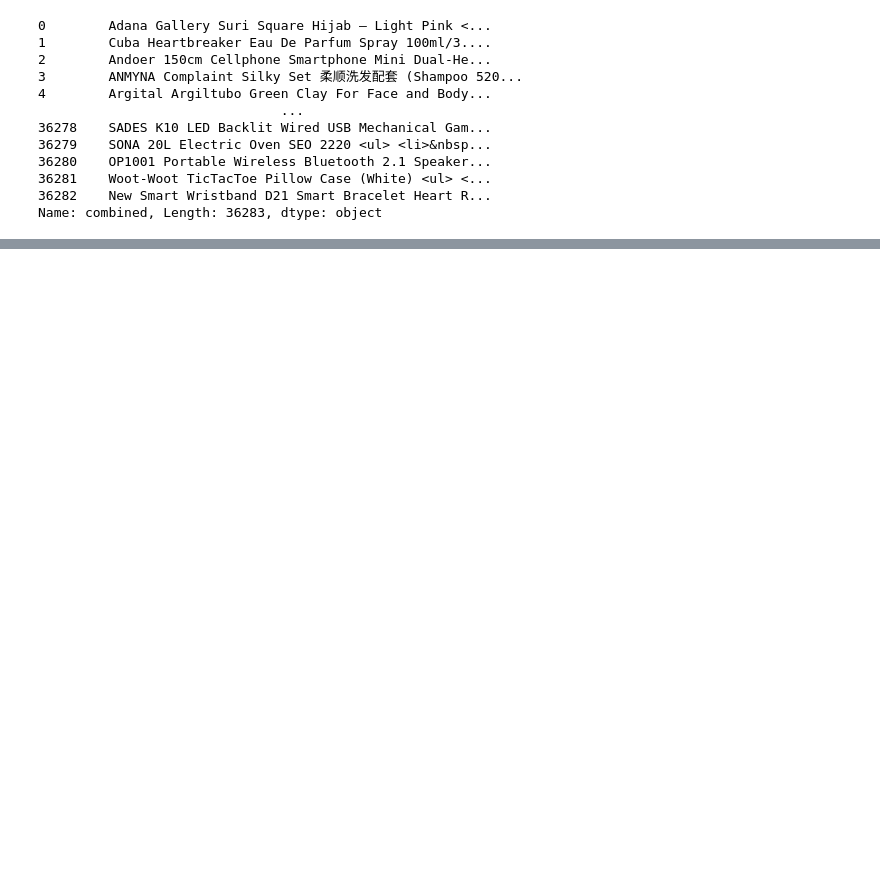
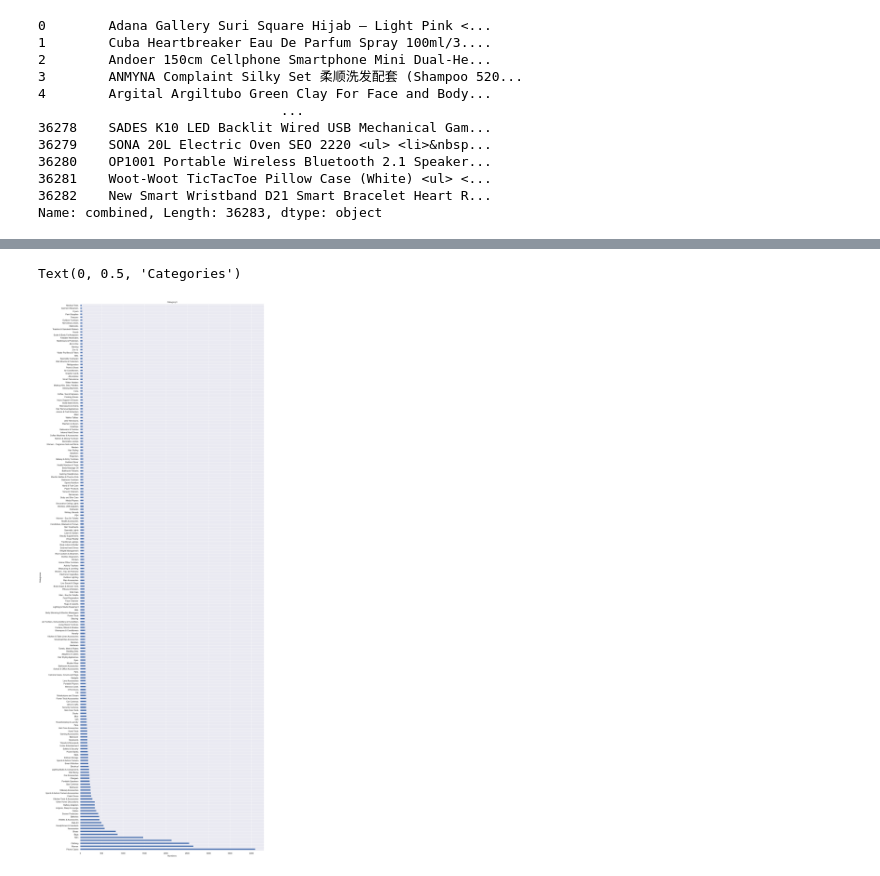
Before and after one commit to mustafabawany/Product-Title-Classification, a Jupyter notebook: Product Title Classification.ipynb, the cells around one changed output, grey strips where cells are left out. Cells and saved outputs as stored; diff of their text form; code cells hidden in the pictures; blank space fills up the shorter version.

```diff
--- a/Product Title Classification.ipynb
+++ b/Product Title Classification.ipynb
@@ -131,0 +171,7 @@ df['combined']
+# %%
+ax3=df['category_lvl3'].value_counts().plot(kind = 'barh', title='Category3', figsize=(18,55))
+ax3.set_xlabel("Numbers")
+ax3.set_ylabel("Categories")
+# %% [output]
+Text(0, 0.5, 'Categories')
+[figure, added]
```
Also changed, not shown: parts of 11 cells of this notebook.
